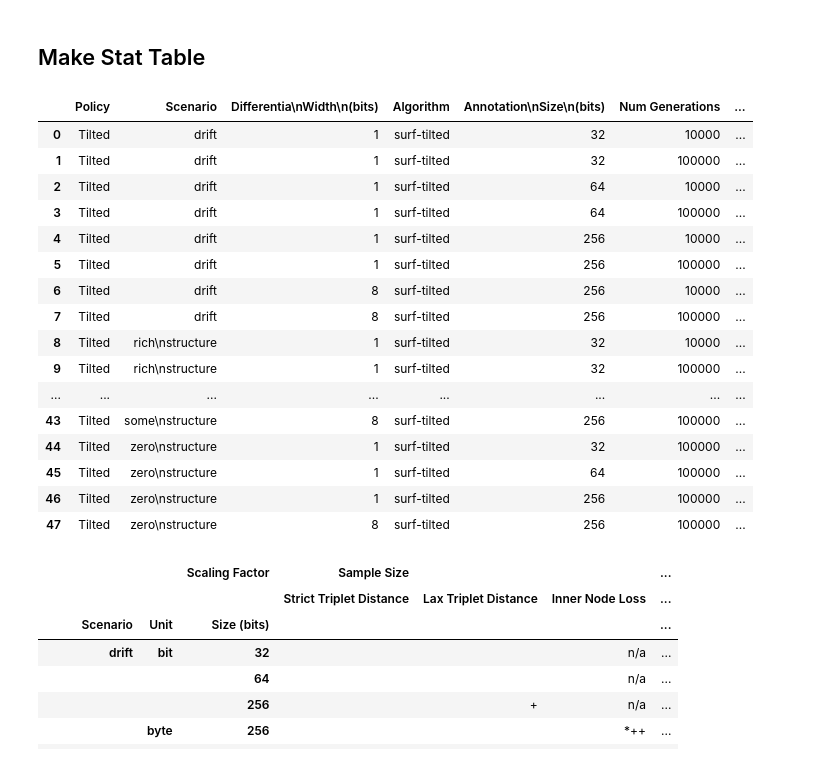
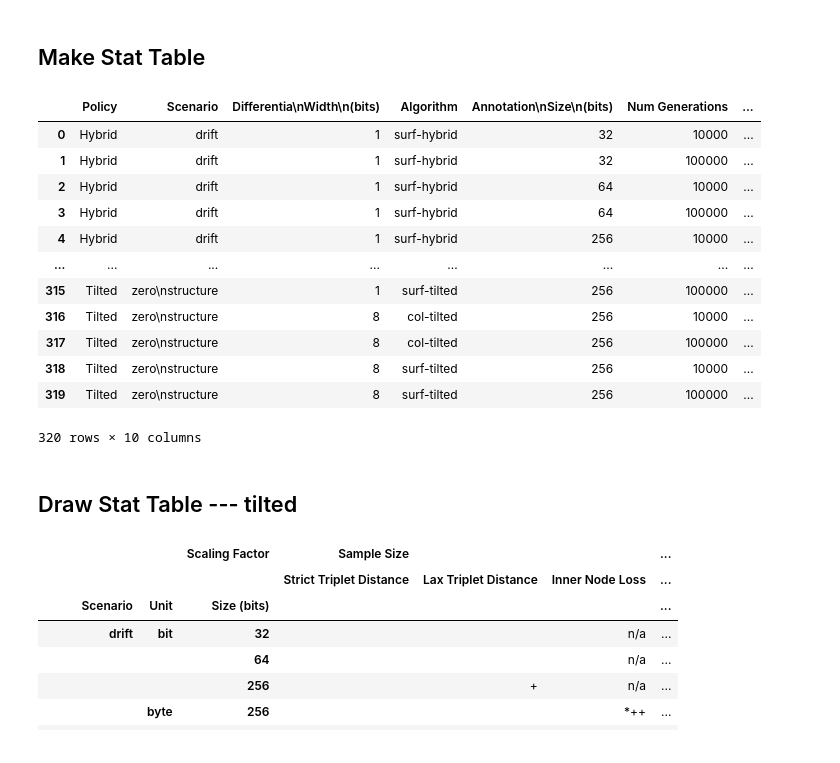
Before and after one commit to mmore500/hstrat-reconstruction-quality, a Jupyter notebook: binder/dsamp-popsize-scale/dsamp-popsize-scale.ipynb, the cells around one changed output. Cells and saved outputs as stored; diff of their text form; code cells hidden in the pictures.

```diff
--- a/binder/dsamp-popsize-scale/dsamp-popsize-scale.ipynb
+++ b/binder/dsamp-popsize-scale/dsamp-popsize-scale.ipynb
@@ -303,13 +303,13 @@ vars = [
     "Scenario",
     *sensitivity_analysis_variables,
     "Num Generations",
+    "Algorithm",
 ]
 
 records = []
 for name, group in (
     df[
         (df["downsample"] == 500)
-        & (df["Algorithm"].isin(["surf-tilted"]))
     ]
     .reset_index()
     .groupby(vars)
@@ -355,8 +355,6 @@ for name, group in (
 for name, group in (
     df[
         (df["Population Size"] == 65536)
-        & (df["Algorithm"].isin(["surf-tilted"]))
-        & (df["Num Generations"] == 100000)
     ]
     .reset_index()
     .groupby(vars)
@@ -369,55 +367,53 @@ for name, group in (
                 "Strict<br/>Triplet<br/>Distance": cached_delta(
                     group[group["Downsample"] == 500][
                         "Strict Triplet Distance"
                     ],
                     group[group["Downsample"] == 8000][
                         "Strict Triplet Distance"
                     ],
                 ),
                 "Lax<br/>Triplet<br/>Distance": cached_delta(
                     group[group["Downsample"] == 500]["Lax Triplet Distance"],
                     group[group["Downsample"] == 8000]["Lax Triplet Distance"],
                 ),
                 "Inner<br/>Node<br/>Loss": (
                     cached_delta(
                         group[group["Downsample"] == 500]["Inner Node Loss"],
                         group[group["Downsample"] == 8000]["Inner Node Loss"],
                     )
                     if group_variables["Differentia\nWidth\n(bits)"] > 1
                     else float("nan")
                 ),
             },
             "Scaling Factor": "Sample Size",
         }
     )
 
 
 dfr = pd.DataFrame.from_records(records)
 dfr
 # %% [output]
 |  | Policy | Scenario | Differentia\nWidth\n(bits) | Algorithm | Annotation\nSize\n(bits) | Num Generations | ... |
-| 0 | Tilted | drift | 1 | surf-tilted | 32 | 10000 | ... |
-| 1 | Tilted | drift | 1 | surf-tilted | 32 | 100000 | ... |
-| 2 | Tilted | drift | 1 | surf-tilted | 64 | 10000 | ... |
-| 3 | Tilted | drift | 1 | surf-tilted | 64 | 100000 | ... |
-| 4 | Tilted | drift | 1 | surf-tilted | 256 | 10000 | ... |
-| 5 | Tilted | drift | 1 | surf-tilted | 256 | 100000 | ... |
-| 6 | Tilted | drift | 8 | surf-tilted | 256 | 10000 | ... |
-| 7 | Tilted | drift | 8 | surf-tilted | 256 | 100000 | ... |
-| 8 | Tilted | rich\nstructure | 1 | surf-tilted | 32 | 10000 | ... |
-| 9 | Tilted | rich\nstructure | 1 | surf-tilted | 32 | 100000 | ... |
+| 0 | Hybrid | drift | 1 | surf-hybrid | 32 | 10000 | ... |
+| 1 | Hybrid | drift | 1 | surf-hybrid | 32 | 100000 | ... |
+| 2 | Hybrid | drift | 1 | surf-hybrid | 64 | 10000 | ... |
+| 3 | Hybrid | drift | 1 | surf-hybrid | 64 | 100000 | ... |
+| 4 | Hybrid | drift | 1 | surf-hybrid | 256 | 10000 | ... |
 | ... | ... | ... | ... | ... | ... | ... | ... |
-| 43 | Tilted | some\nstructure | 8 | surf-tilted | 256 | 100000 | ... |
-| 44 | Tilted | zero\nstructure | 1 | surf-tilted | 32 | 100000 | ... |
-| 45 | Tilted | zero\nstructure | 1 | surf-tilted | 64 | 100000 | ... |
-| 46 | Tilted | zero\nstructure | 1 | surf-tilted | 256 | 100000 | ... |
-| 47 | Tilted | zero\nstructure | 8 | surf-tilted | 256 | 100000 | ... |
+| 315 | Tilted | zero\nstructure | 1 | surf-tilted | 256 | 100000 | ... |
+| 316 | Tilted | zero\nstructure | 8 | col-tilted | 256 | 10000 | ... |
+| 317 | Tilted | zero\nstructure | 8 | col-tilted | 256 | 100000 | ... |
+| 318 | Tilted | zero\nstructure | 8 | surf-tilted | 256 | 10000 | ... |
+| 319 | Tilted | zero\nstructure | 8 | surf-tilted | 256 | 100000 | ... |
+320 rows × 10 columns
 # %%
 cmap = mpl.colormaps.get_cmap("coolwarm")
 cmap.set_bad(color="white")
 # %%
 dfr["Unit"] = dfr["Differentia\nWidth\n(bits)"].map({1: "bit", 8: "byte"})
 dfr["Size<br/>(bits)"] = dfr["Annotation\nSize\n(bits)"]
+# %% [markdown]
+## Draw Stat Table --- tilted
 # %%
 vars = [
     "Scaling Factor",
```
Also changed, not shown: parts of 7 cells of this notebook, 34 other files.
